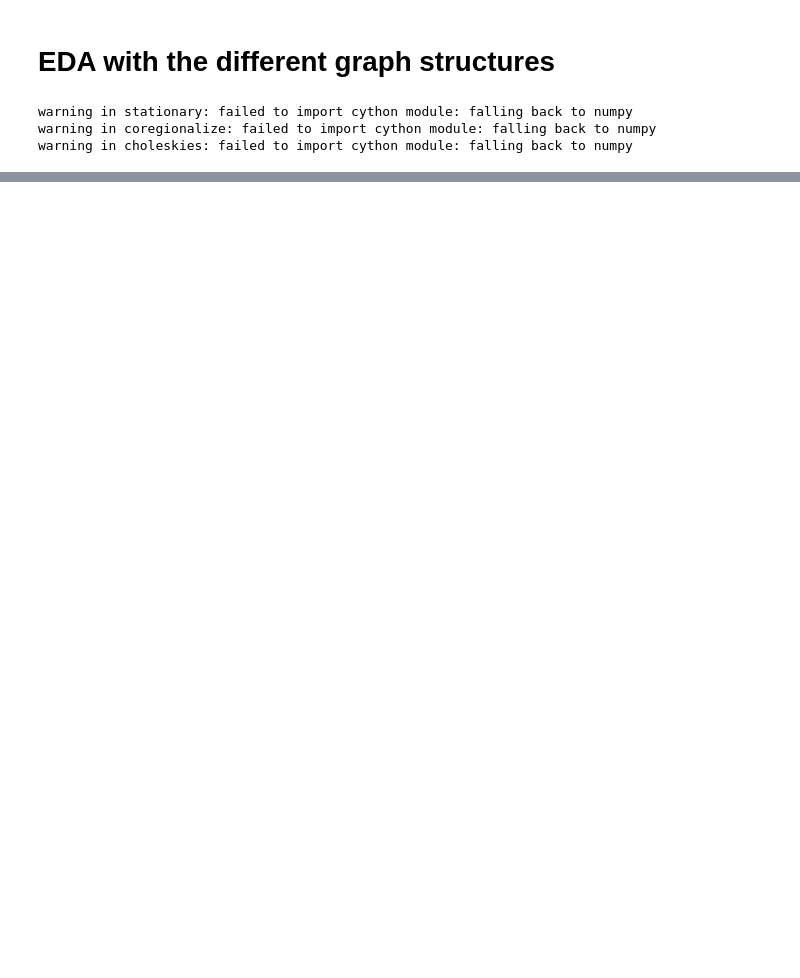
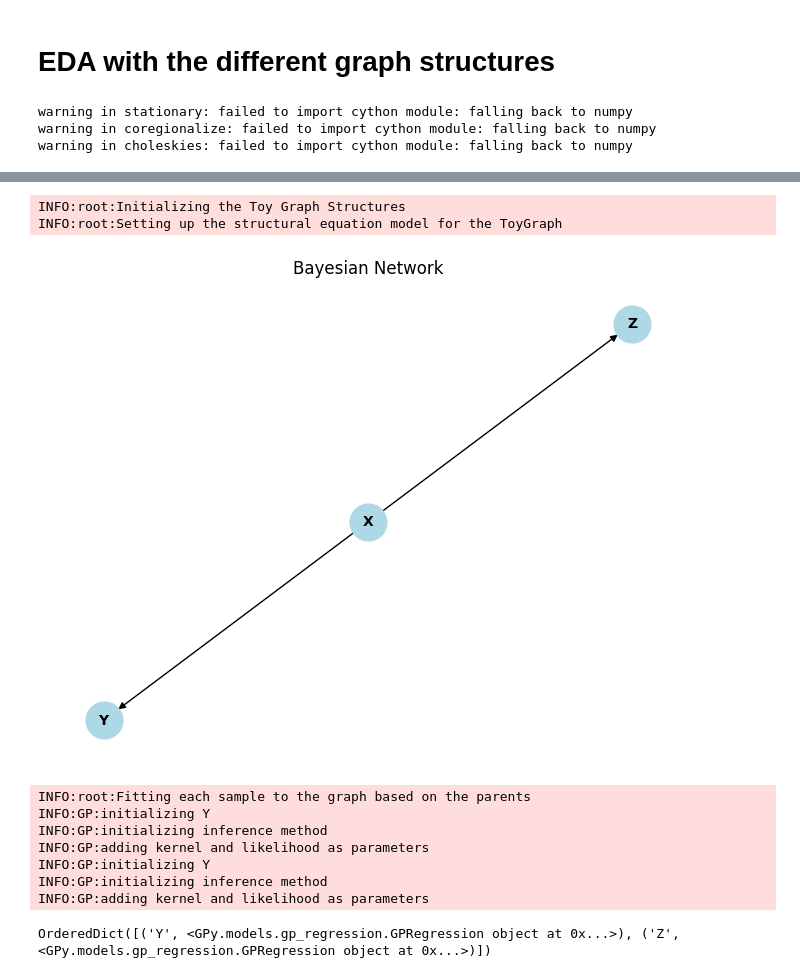
Before and after one commit to FearTheDeer9/AmortizedBayesianOptimization, a Jupyter notebook: experiments/node_experiments.ipynb, the cells around one changed output, grey strips where cells are left out. Cells and saved outputs as stored; diff of their text form; code cells hidden in the pictures; blank space fills up the shorter version.

```diff
--- a/experiments/node_experiments.ipynb
+++ b/experiments/node_experiments.ipynb
@@ -41,0 +61,18 @@ ValueError: all the input array dimensions except for the concatenation axis mus
+# %%
+graph2 = ToyGraph()
+graph2.mispecify_graph([("X", "Z"), ("X", "Y")])
+graph2.show_graphical_model()
+graph2.fit_samples_to_graph(samples)
+print(graph2.functions)
+# %% [output]
+INFO:root:Initializing the Toy Graph Structures
+INFO:root:Setting up the structural equation model for the ToyGraph
+[figure, added]
+INFO:root:Fitting each sample to the graph based on the parents
+INFO:GP:initializing Y
+INFO:GP:initializing inference method
+INFO:GP:adding kernel and likelihood as parameters
+INFO:GP:initializing Y
+INFO:GP:initializing inference method
+INFO:GP:adding kernel and likelihood as parameters
+OrderedDict([('Y', <GPy.models.gp_regression.GPRegression object at 0x...>), ('Z', <GPy.models.gp_regression.GPRegression object at 0x...>)])
```
Also changed, not shown: parts of 9 cells of this notebook, 9 other files.
